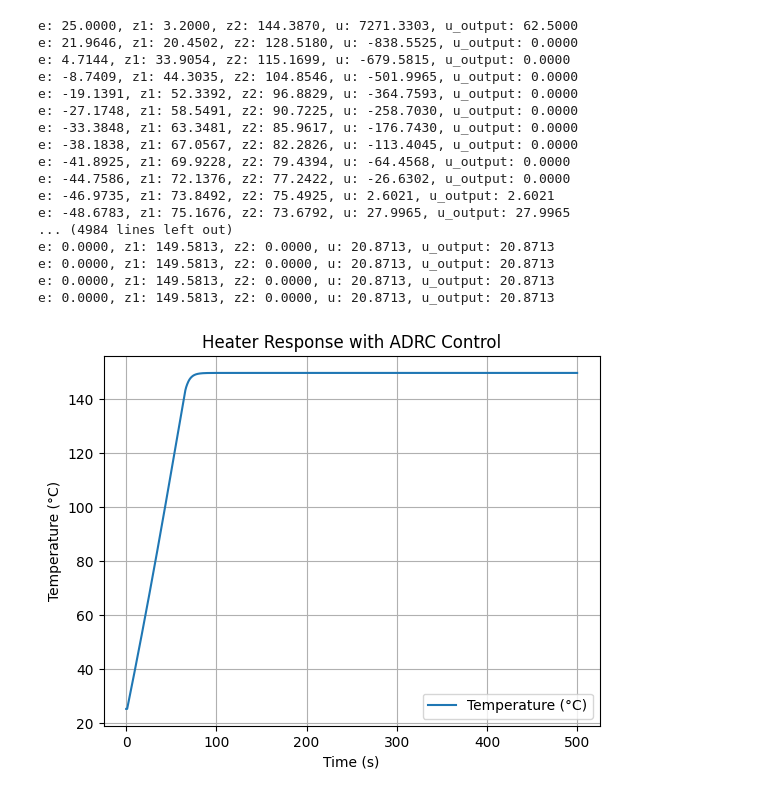
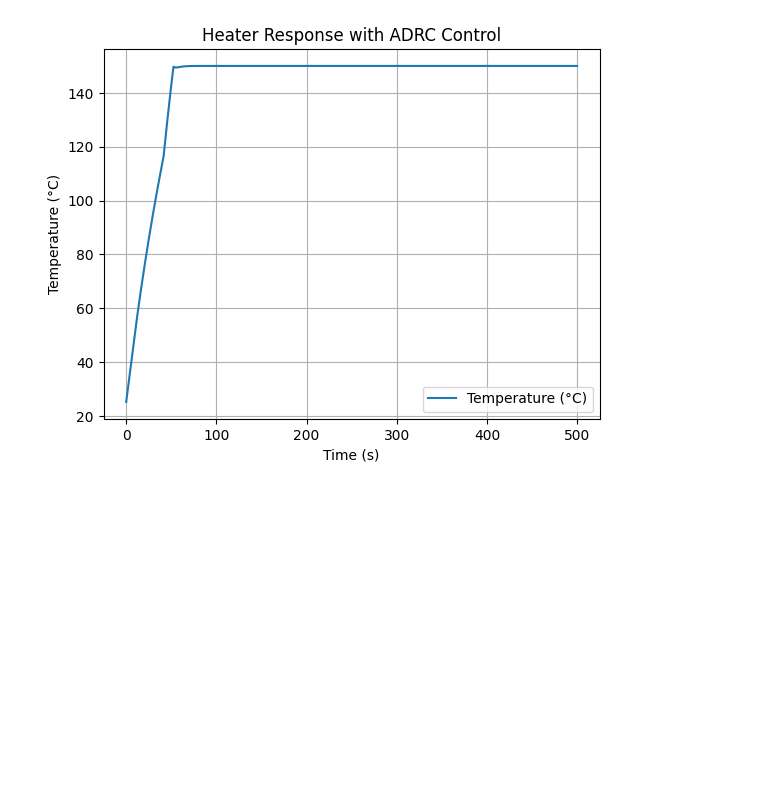
Before and after one commit to puzrin/reflow_micro, a Jupyter notebook: doc/modeling/adrc.ipynb, the cells around one changed output. Cells and saved outputs as stored; diff of their text form; code cells hidden in the pictures; blank space fills up the shorter version.

Commit message:
Switch to ADRC

```diff
--- a/doc/modeling/adrc.ipynb
+++ b/doc/modeling/adrc.ipynb
@@ -75,63 +77,44 @@ kr alternate, via b0: 0.5861
 # %%
 import matplotlib.pyplot as plt
 import numpy as np
-from adrc import ADRC
+from adrc import ADRC as ADRC
 
-heater = cfg[0].clone().reset().scale_r_to(2.5).set_size(0.08, 0.07, 0.0028).label("80x70x2.8, 2.5R")
+heater = cfg[0].clone().reset().scale_r_to(4).set_size(0.08, 0.07, 0.0028).label("80x70x2.8, 4R")
 
 # Use calibrated parameters
-b0 = 0.0199
-beta1 = 0.0256 * 50
-beta2 = 0.000149 * 2500
-kr = 1.6617 * 30
+ω_o_tuned = ω_o * 1
+Kp_tuned = Kp * 1
 
 # Create an instance of the ADRC controller with calibrated parameters
-adrc = ADRC(b0=b0, beta1=beta1, beta2=beta2, kp=kr)
+adrc = ADRC(b0, ω_o_tuned, Kp_tuned)
 adrc.reset_to(heater.get_room_temp())
 
 setpoint = 150
 
 temperature_data = []
 time_data = []
 power_data = []
 dt = 0.1  # Time step in seconds
 time_end = 500  # Simulation period
 time_data = np.arange(0, time_end, dt)
 
 # Simulation loop
 for t in time_data:
-    power_output = adrc.update(y=heater.temperature, y_ref=setpoint, u_max=heater.get_max_power(), dt=dt)
+    power_output = adrc.iterate(y=heater.temperature, y_ref=setpoint, u_max=heater.get_max_power(), dt=dt)
     heater.set_power(power_output)
     heater.iterate(dt)
 
     # Collect data for plotting
     temperature_data.append(heater.temperature)
     power_data.append(power_output)
 
 # Plotting the results
 plt.plot(time_data, temperature_data, label="Temperature (°C)")
 plt.xlabel("Time (s)")
 plt.ylabel("Temperature (°C)")
 plt.title("Heater Response with ADRC Control")
 plt.legend()
 plt.grid(True)
 plt.show()
 # %% [output]
-e: 25.0000, z1: 3.2000, z2: 144.3870, u: 7271.3303, u_output: 62.5000
-e: 21.9646, z1: 20.4502, z2: 128.5180, u: -838.5525, u_output: 0.0000
-e: 4.7144, z1: 33.9054, z2: 115.1699, u: -679.5815, u_output: 0.0000
-e: -8.7409, z1: 44.3035, z2: 104.8546, u: -501.9965, u_output: 0.0000
-e: -19.1391, z1: 52.3392, z2: 96.8829, u: -364.7593, u_output: 0.0000
-e: -27.1748, z1: 58.5491, z2: 90.7225, u: -258.7030, u_output: 0.0000
-e: -33.3848, z1: 63.3481, z2: 85.9617, u: -176.7430, u_output: 0.0000
-e: -38.1838, z1: 67.0567, z2: 82.2826, u: -113.4045, u_output: 0.0000
-e: -41.8925, z1: 69.9228, z2: 79.4394, u: -64.4568, u_output: 0.0000
-e: -44.7586, z1: 72.1376, z2: 77.2422, u: -26.6302, u_output: 0.0000
-e: -46.9735, z1: 73.8492, z2: 75.4925, u: 2.6021, u_output: 2.6021
-e: -48.6783, z1: 75.1676, z2: 73.6792, u: 27.9965, u_output: 27.9965
-... (4984 lines left out)
-e: 0.0000, z1: 149.5813, z2: 0.0000, u: 20.8713, u_output: 20.8713
-e: 0.0000, z1: 149.5813, z2: 0.0000, u: 20.8713, u_output: 20.8713
-e: 0.0000, z1: 149.5813, z2: 0.0000, u: 20.8713, u_output: 20.8713
-e: 0.0000, z1: 149.5813, z2: 0.0000, u: 20.8713, u_output: 20.8713
-[figure, old version]
+[figure, new version]
```
Also changed, not shown: parts of 1 cell of this notebook, 12 other files.
